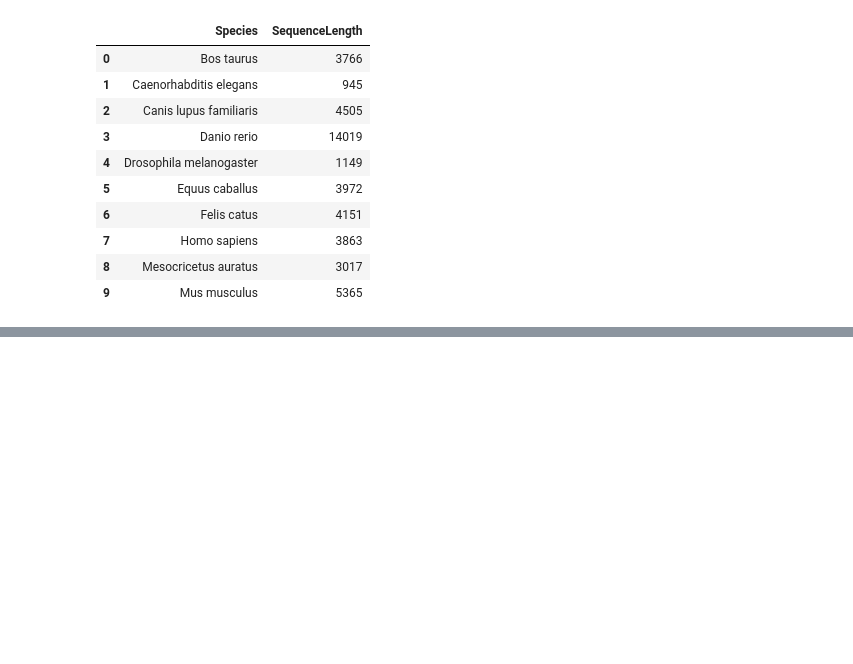
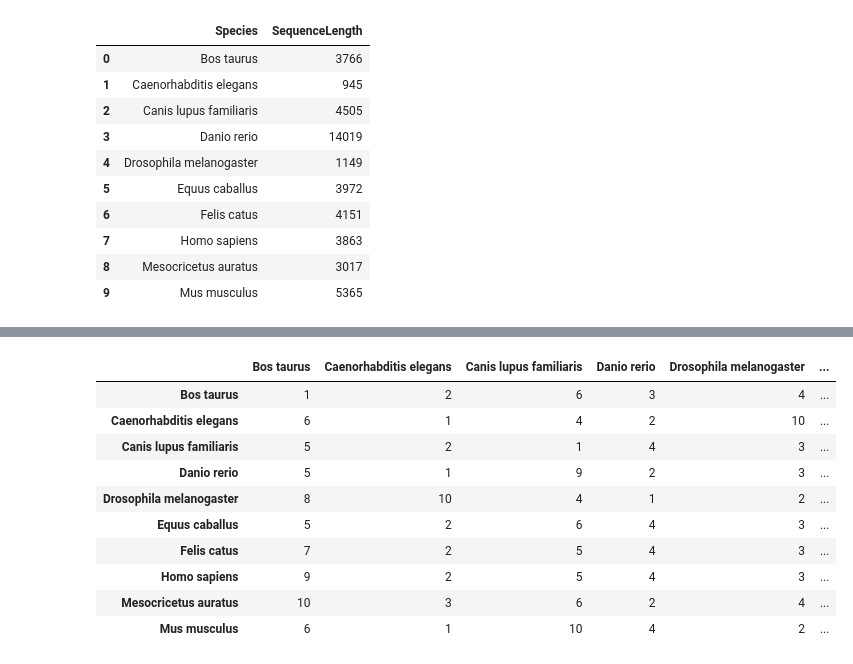
Before and after one commit to SemDan/dna-relationship-project-CU, a Jupyter notebook: notebooks/stage1.ipynb, the cells around one changed output, grey strips where cells are left out. Cells and saved outputs as stored; diff of their text form; code cells hidden in the pictures; blank space fills up the shorter version.

```diff
--- a/notebooks/stage1.ipynb
+++ b/notebooks/stage1.ipynb
@@ -27,0 +114,15 @@ info_df
+# %%
+rank_df = build_rank_matrix(similarity_df)
+rank_df
+# %% [output]
+|  | Bos taurus | Caenorhabditis elegans | Canis lupus familiaris | Danio rerio | Drosophila melanogaster | ... |
+| Bos taurus | 1 | 2 | 6 | 3 | 4 | ... |
+| Caenorhabditis elegans | 6 | 1 | 4 | 2 | 10 | ... |
+| Canis lupus familiaris | 5 | 2 | 1 | 4 | 3 | ... |
+| Danio rerio | 5 | 1 | 9 | 2 | 3 | ... |
+| Drosophila melanogaster | 8 | 10 | 4 | 1 | 2 | ... |
+| Equus caballus | 5 | 2 | 6 | 4 | 3 | ... |
+| Felis catus | 7 | 2 | 5 | 4 | 3 | ... |
+| Homo sapiens | 9 | 2 | 5 | 4 | 3 | ... |
+| Mesocricetus auratus | 10 | 3 | 6 | 2 | 4 | ... |
+| Mus musculus | 6 | 1 | 10 | 4 | 2 | ... |
```
Also changed, not shown: parts of 8 cells of this notebook, 4 other files.
